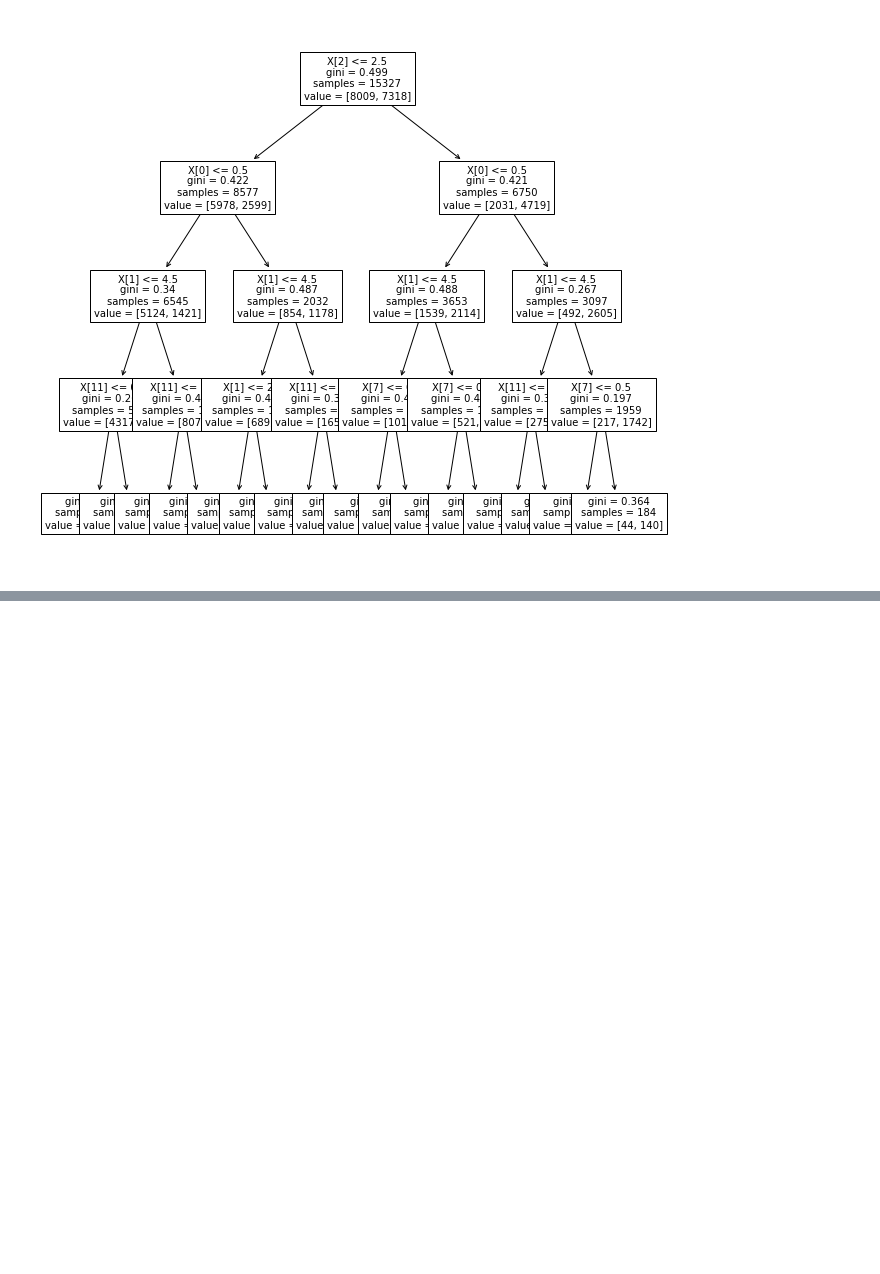
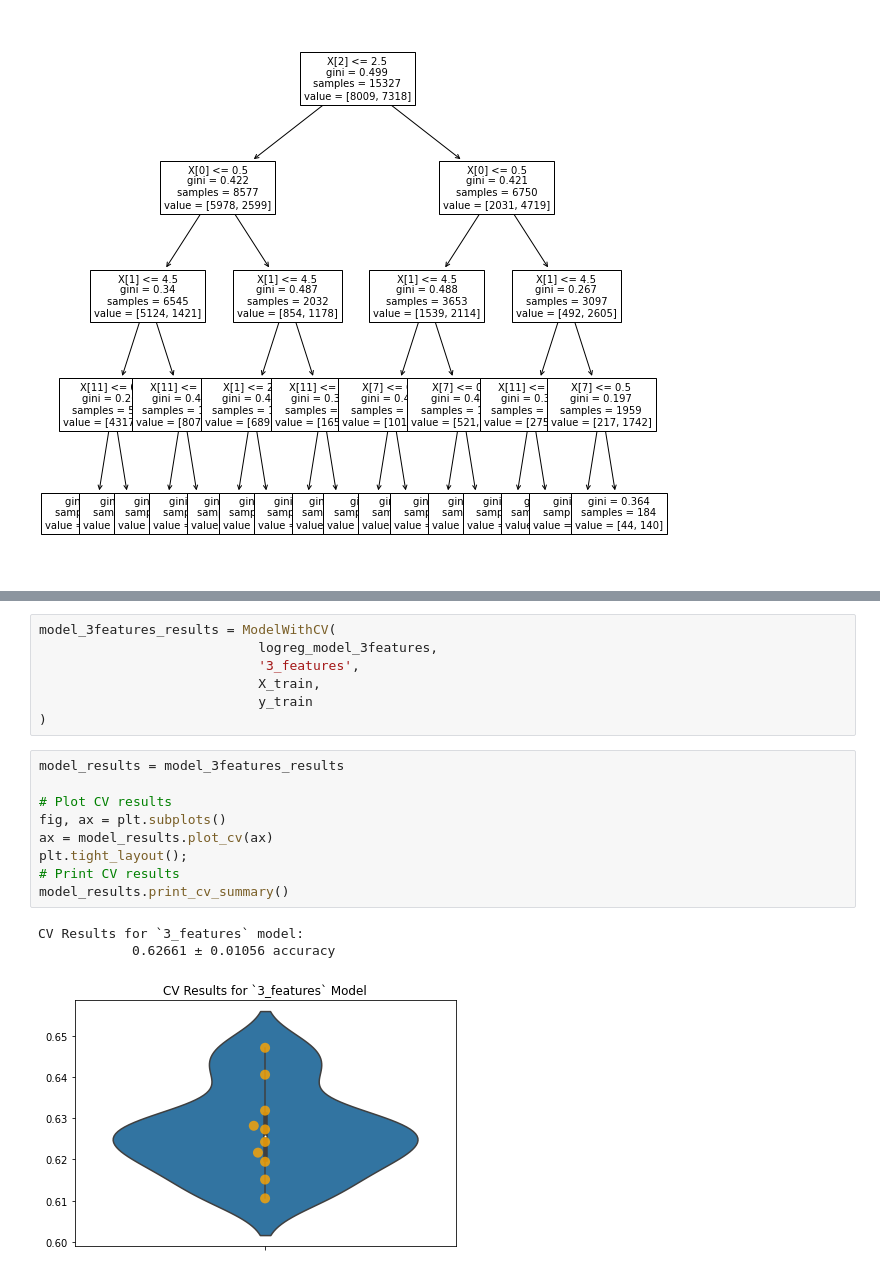
Before and after one commit to likej82/Probability-of-Receiving-Seasonal-Flu-Vaccination-Based-Off-Demographic, a Jupyter notebook: Wesnotebook.ipynb, the cells around one changed output, grey strips where cells are left out. Drawn from its saved outputs; the diff is of its cells as text; blank space fills up the shorter version.

```diff
--- a/Wesnotebook.ipynb
+++ b/Wesnotebook.ipynb
@@ -1440,0 +1702,20 @@ plot_tree(tree_clf, ax=ax, fontsize=10);
+# %%
+model_3features_results = ModelWithCV(
+                            logreg_model_3features,
+                            '3_features',
+                            X_train,
+                            y_train
+)
+# %%
+model_results = model_3features_results
+
+# Plot CV results
+fig, ax = plt.subplots()
+ax = model_results.plot_cv(ax)
+plt.tight_layout();
+# Print CV results
+model_results.print_cv_summary()
+# %% [output]
+CV Results for `3_features` model:
+            0.62661 ± 0.01056 accuracy
+[figure, added]
```
Also changed, not shown: parts of 27 cells of this notebook.
